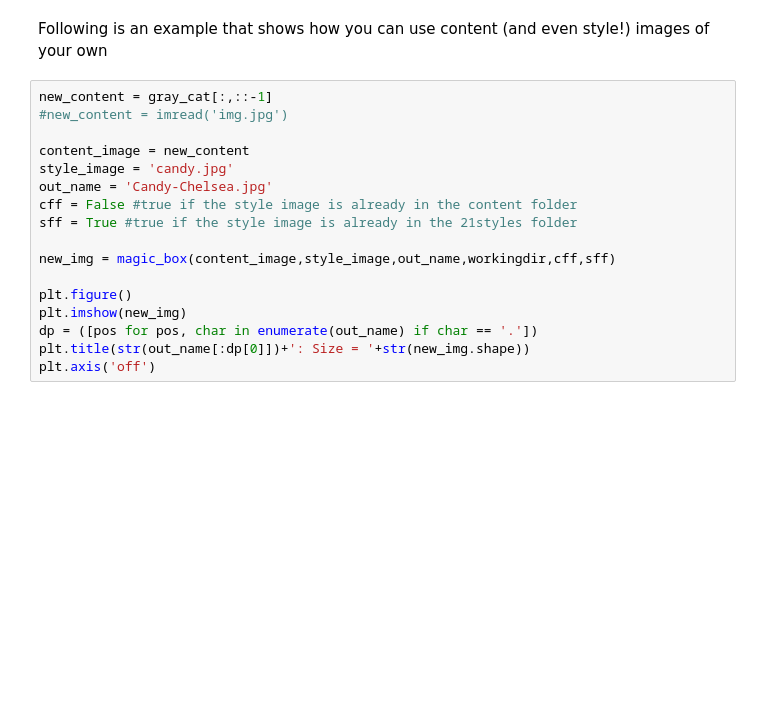
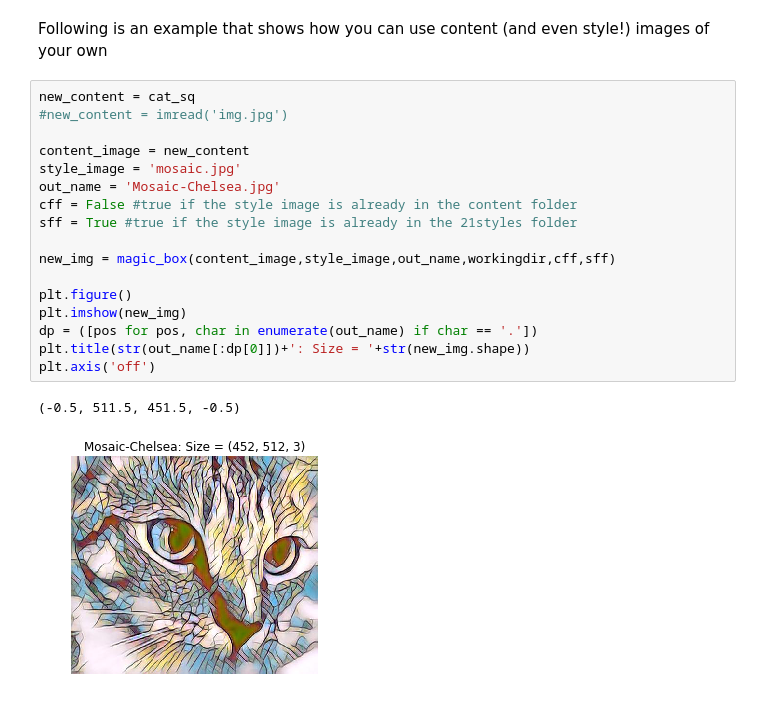
Before and after one commit to nerdslab/HandsOnTech, a Jupyter notebook: HOT_Demo/Hands_on_Tech_Image_Processing.ipynb, the cells around one changed output. Saved outputs shown, nothing was run; the diff lists cells and outputs as text; blank space fills up the shorter version.

```diff
--- a/HOT_Demo/Hands_on_Tech_Image_Processing.ipynb
+++ b/HOT_Demo/Hands_on_Tech_Image_Processing.ipynb
@@ -328,19 +345,22 @@ plt.axis('off')
 # %% [markdown]
 Following is an example that shows how you can use content (and even style!) images of your own
 # %%
-new_content = gray_cat[:,::-1]
+new_content = cat_sq
 #new_content = imread('img.jpg')
 
 content_image = new_content
-style_image = 'candy.jpg'
-out_name = 'Candy-Chelsea.jpg'
+style_image = 'mosaic.jpg'
+out_name = 'Mosaic-Chelsea.jpg'
 cff = False #true if the style image is already in the content folder
 sff = True #true if the style image is already in the 21styles folder
 
 new_img = magic_box(content_image,style_image,out_name,workingdir,cff,sff)
 
 plt.figure()
 plt.imshow(new_img)
 dp = ([pos for pos, char in enumerate(out_name) if char == '.'])
 plt.title(str(out_name[:dp[0]])+': Size = '+str(new_img.shape))
 plt.axis('off')
+# %% [output]
+(-0.5, 511.5, 451.5, -0.5)
+[figure, added]
```
Also changed, not shown: parts of 12 cells of this notebook.
